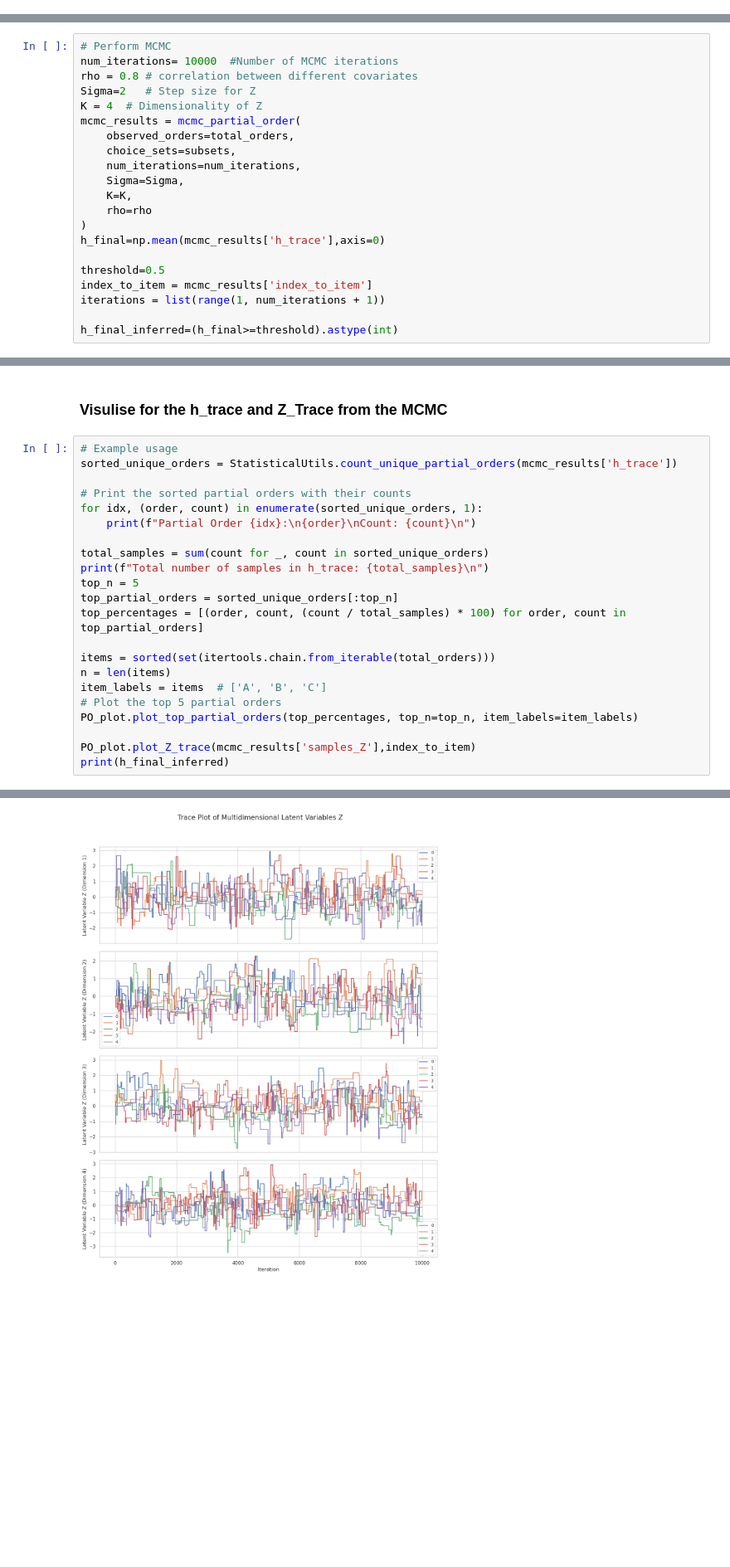
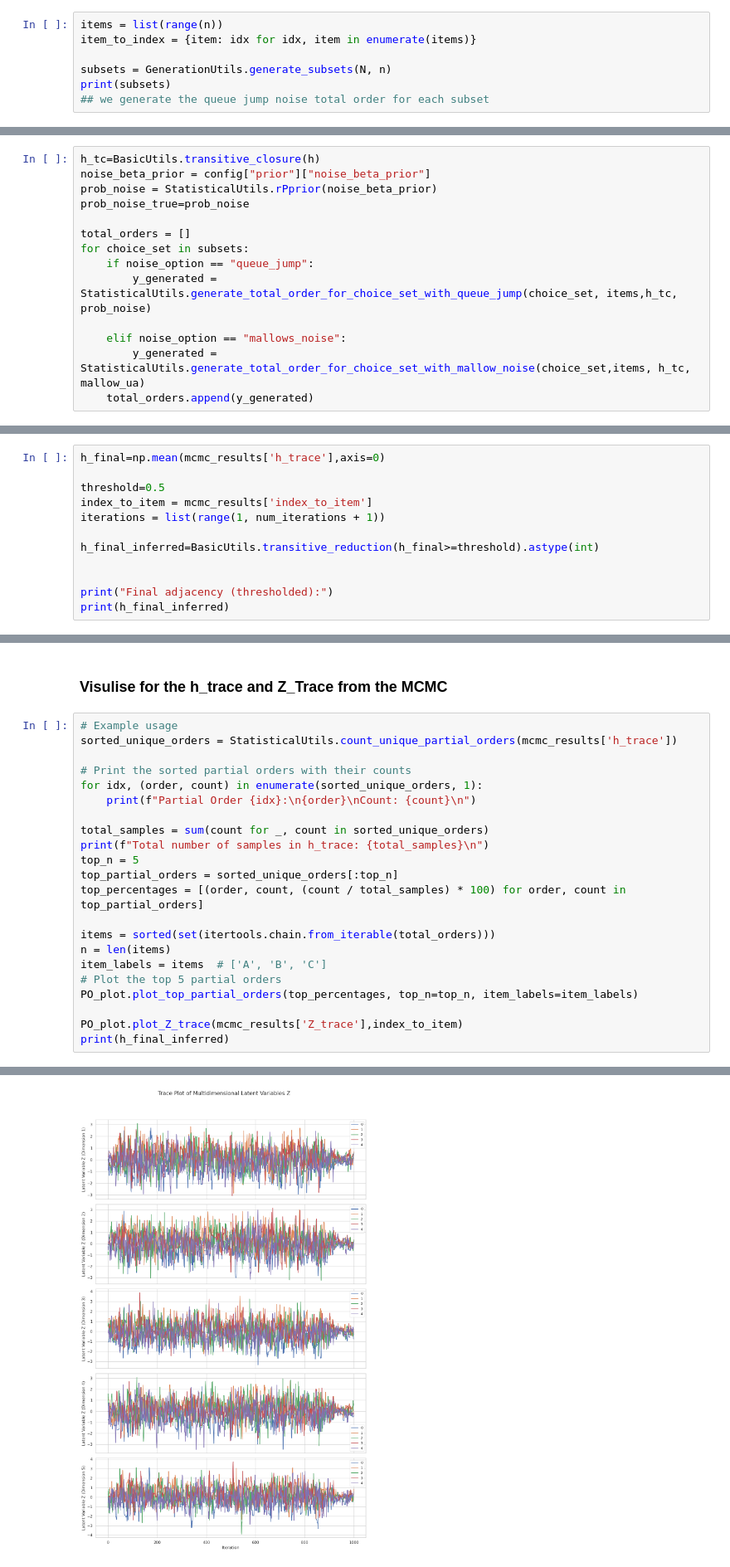
Before and after one commit to hollyli-dq/Phd_project, a Jupyter notebook: notebooks/mcmc_simulation.ipynb, the cells around one changed output, grey strips where cells are left out. Shown at 83% size. Saved outputs shown, nothing was run; the diff lists cells and outputs as text; blank space fills up the shorter version.

```diff
--- a/notebooks/mcmc_simulation.ipynb
+++ b/notebooks/mcmc_simulation.ipynb
@@ -105,0 +107,7 @@ Passing `palette` without assigning `hue` is deprecated and will be removed in v
+# %%
+items = list(range(n))
+item_to_index = {item: idx for idx, item in enumerate(items)}
+
+subsets = GenerationUtils.generate_subsets(N, n)
+print(subsets)
+## we generate the queue jump noise total order for each subset
@@ -105,0 +116,14 @@ Passing `palette` without assigning `hue` is deprecated and will be removed in v
+# %%
+h_tc=BasicUtils.transitive_closure(h)
+noise_beta_prior = config["prior"]["noise_beta_prior"]
+prob_noise = StatisticalUtils.rPprior(noise_beta_prior)
+prob_noise_true=prob_noise
+
+total_orders = []
+for choice_set in subsets:
+    if noise_option == "queue_jump":
+        y_generated = StatisticalUtils.generate_total_order_for_choice_set_with_queue_jump(choice_set, items,h_tc, prob_noise)
+
+    elif noise_option == "mallows_noise":
+        y_generated = StatisticalUtils.generate_total_order_for_choice_set_with_mallow_noise(choice_set,items, h_tc,  mallow_ua)
+    total_orders.append(y_generated)
@@ -113,22 +204,13 @@ We want to performa the MCMC simulation to infer the h
 # %%
-# Perform MCMC
-num_iterations= 10000  #Number of MCMC iterations
-rho = 0.8 # correlation between different covariates
-Sigma=2   # Step size for Z
-K = 4  # Dimensionality of Z
-mcmc_results = mcmc_partial_order(
-    observed_orders=total_orders,
-    choice_sets=subsets,
-    num_iterations=num_iterations,
-    Sigma=Sigma,
-    K=K,
-    rho=rho
-)
 h_final=np.mean(mcmc_results['h_trace'],axis=0)
 
 threshold=0.5
 index_to_item = mcmc_results['index_to_item']
 iterations = list(range(1, num_iterations + 1))
 
-h_final_inferred=(h_final>=threshold).astype(int)
+h_final_inferred=BasicUtils.transitive_reduction(h_final>=threshold).astype(int)
+
+
+print("Final adjacency (thresholded):")
+print(h_final_inferred)
 # %% [output]
@@ -172,7 +242,7 @@ item_labels = items  # ['A', 'B', 'C']
 # Plot the top 5 partial orders
 PO_plot.plot_top_partial_orders(top_percentages, top_n=top_n, item_labels=item_labels)
 
-PO_plot.plot_Z_trace(mcmc_results['samples_Z'],index_to_item)
+PO_plot.plot_Z_trace(mcmc_results['Z_trace'],index_to_item)
 print(h_final_inferred)
 # %% [output]
 Partial Order 1:
@@ -196 +266 @@ Total number of samples in h_trace: 10000
-[figure, old version]
+[figure, new version]
```
Also changed, not shown: parts of 17 cells of this notebook, 56 other files.
